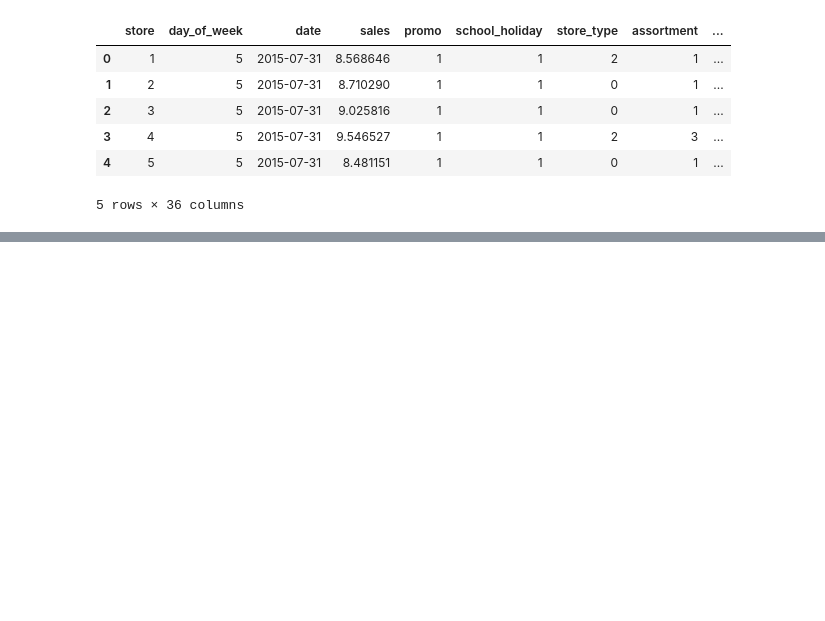
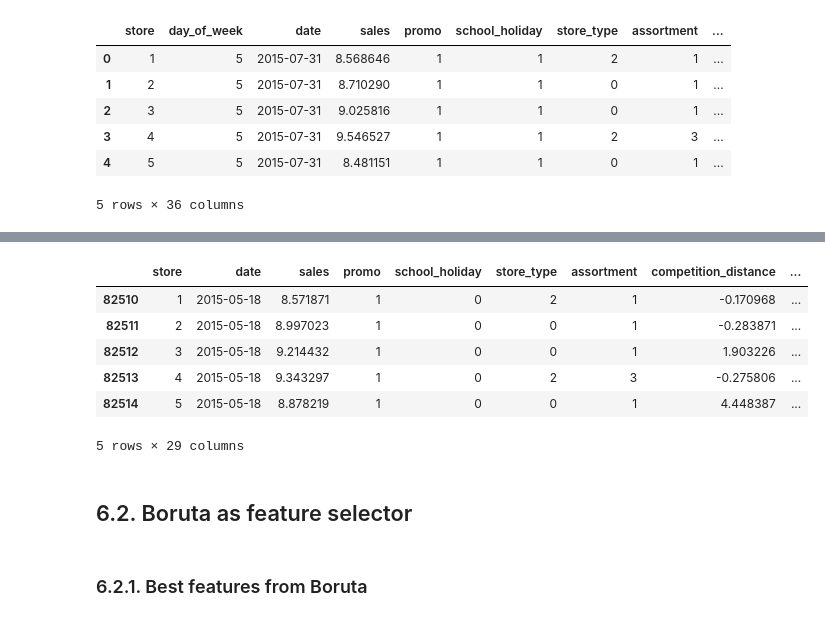
Before and after one commit to ezequielpf/rossmann_sales_prediction, a Jupyter notebook: notebooks/store_sales_predict.ipynb, the cells around one changed output, grey strips where cells are left out. Drawn from its saved outputs; the diff is of its cells as text; code cells hidden in the pictures; blank space fills up the shorter version.

```diff
--- a/notebooks/store_sales_predict.ipynb
+++ b/notebooks/store_sales_predict.ipynb
@@ -843,0 +841,2 @@ df5.head()
+# %%
+df6 = df5.copy()
@@ -843,0 +853,3 @@ df5.head()
+# %%
+cols_drop = ['week_of_year', 'day', 'month', 'day_of_week', 'promo_since', 'competition_since', 'year_week']
+df6 = df6.drop(cols_drop, axis=1)
@@ -843,0 +863,20 @@ df5.head()
+# %%
+# training datasets
+X_train = df6[df6['date'] < '2015-05-19']
+y_train = X_train['sales']
+
+# test datasets
+X_test = df6[df6['date'] >= '2015-05-19']
+y_test = X_test['sales']
+# %%
+X_train.head()
+# %% [output]
+|  | store | date | sales | promo | school_holiday | store_type | assortment | competition_distance | ... |
+| 82510 | 1 | 2015-05-18 | 8.571871 | 1 | 0 | 2 | 1 | -0.170968 | ... |
+| 82511 | 2 | 2015-05-18 | 8.997023 | 1 | 0 | 0 | 1 | -0.283871 | ... |
+| 82512 | 3 | 2015-05-18 | 9.214432 | 1 | 0 | 0 | 1 | 1.903226 | ... |
+| 82513 | 4 | 2015-05-18 | 9.343297 | 1 | 0 | 2 | 3 | -0.275806 | ... |
+| 82514 | 5 | 2015-05-18 | 8.878219 | 1 | 0 | 0 | 1 | 4.448387 | ... |
+5 rows × 29 columns
+# %% [markdown]
+## 6.2. Boruta as feature selector
@@ -843,0 +893,2 @@ df5.head()
+# %% [markdown]
+### 6.2.1. Best features from Boruta
```
Also changed, not shown: parts of 22 cells of this notebook.
